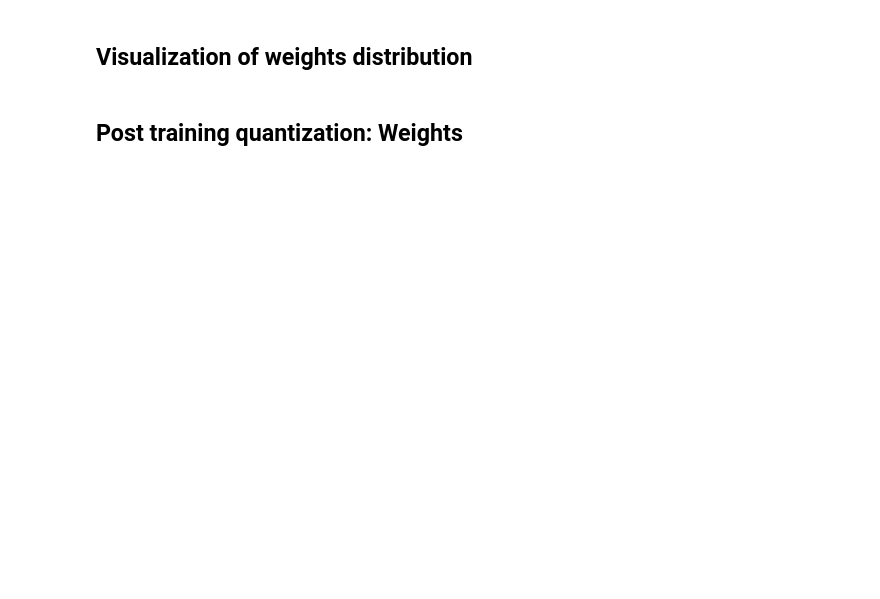
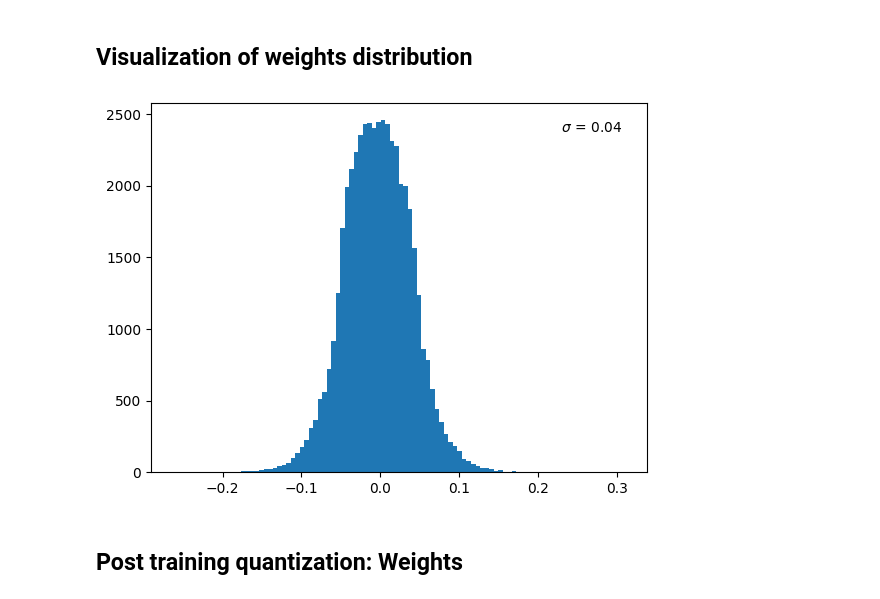
Before and after one commit to miguelJalube/labos_IAA, a Jupyter notebook: lab4/Lab4_donnée.ipynb, the cells around one changed output. Saved outputs shown, nothing was run; the diff lists cells and outputs as text; code cells hidden in the pictures; blank space fills up the shorter version.

```diff
--- a/lab4/Lab4_donnée.ipynb
+++ b/lab4/Lab4_donnée.ipynb
@@ -119,10 +154,27 @@ print('Accuracy of the network on the test images: {}%'.format(score))
 # %% [markdown]
 ## Visualization of weights distribution
 # %%
-# ADD YOUR CODE HERE to plot distributions of weights
+import matplotlib.pyplot as plt
+import torch
 
-# You can get a flattened vector of the weights of fc1 like this:
-#   fc1_weights = net.fc1.weight.data.cpu().view(-1)
+# Assuming `net` is your neural network object and `fc1` is the first fully connected layer
+
+# Get a flattened vector of the weights of fc1
+fc1_weights = net.fc1.weight.data.cpu().view(-1)
+
+# Calculate the standard deviation (sigma)
+sigma = fc1_weights.std().item()
+
+# Plot a histogram of the weights
+plt.hist(fc1_weights, bins=100)
+
+# Add a text annotation for the sigma value on the plot
+plt.text(0.95, 0.95, f'$\sigma$ = {sigma:.2f}', ha='right', va='top', transform=plt.gca().transAxes)
+
+# Show the plot
+plt.show()
+# %% [output]
+[figure, added]
 # %% [markdown]
 ## Post training quantization: Weights
 # %%
```
Also changed, not shown: parts of 10 cells of this notebook, 1 other file.
